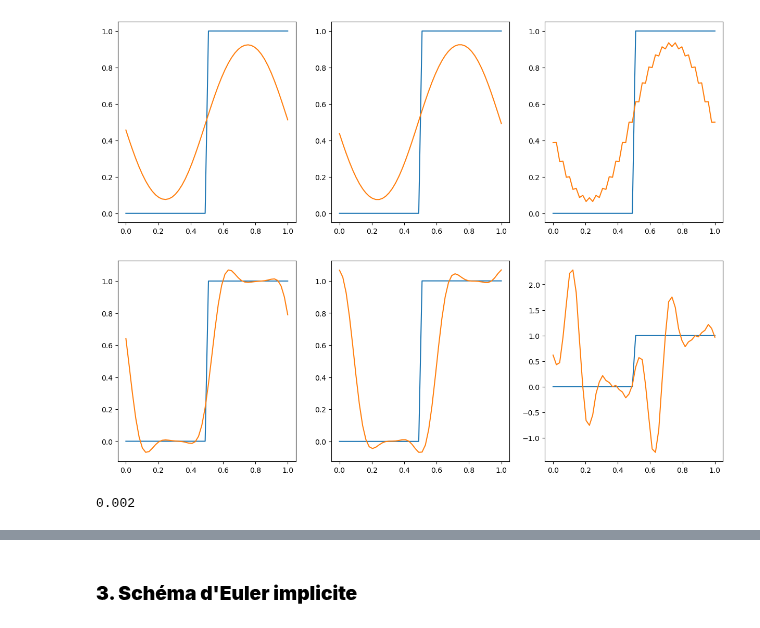
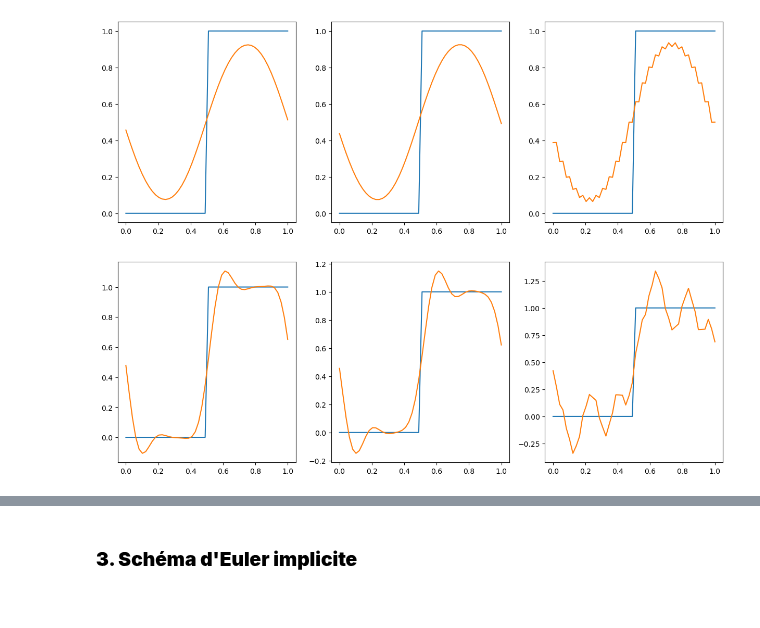
Before and after one commit to MaxMosh/n7-SN, a Jupyter notebook: 2A ModIA/S7 (INSA)/Modélisation et Calcul Scientifique/EDP/TPs/TP2/TP2.ipynb, the cells around one changed output, grey strips where cells are left out. Drawn from its saved outputs; the diff is of its cells as text; code cells hidden in the pictures.

```diff
--- a/2A ModIA/S7 (INSA)/Modélisation et Calcul Scientifique/EDP/TPs/TP2/TP2.ipynb
+++ b/2A ModIA/S7 (INSA)/Modélisation et Calcul Scientifique/EDP/TPs/TP2/TP2.ipynb
@@ -177,20 +181,35 @@ for k in range(len(p_liste)) :
     plt.plot(abscisse, grille_temps_espace_RKexpl2[:,-1])
 # %% [output]
 [figure]
+# %%
+def RK2expl_UPO2VF(U_0, C, dt):
+    grille = np.zeros((np.size(U_0,0),int(T/dt)))
+    #grille[:,0] = np.array(u0)
+    grille[:,0] = U_0
+    for n in range(1,int(T/dt)) :
+        #dU_etoile = du_FOU(C, rien, u_i, uimoinsun, rien2)
+        U_etoile = np.zeros(np.size(U_0,0))
+        for i in range(np.size(U_0,0)) :
+            dU_etoile = -(C/4)*(grille[(i+1)%np.size(U_0,0),n-1] + 3*grille[i,n-1] - 5*grille[i-1,n-1] + grille[i-2,n-1])
+            U_etoile[i] = grille[i,n-1] + dU_etoile
+        U_nplusun = np.zeros(np.size(U_0,0))
+        for i in range(np.size(U_0,0)) :
+            dU = (-0.5)*(C/4)*(U_etoile[(i+1)%np.size(U_0,0)] + 3*U_etoile[i] - 5*U_etoile[i-1] + U_etoile[i-2]) - (0.5)*(C/4)*(grille[(i+1)%np.size(U_0,0),n-1] + 3*grille[i,n-1] - 5*grille[i-1,n-1] + grille[i-2,n-1])
+            U_nplusun[i] = grille[i,n-1] + dU
+        grille[:,n] = U_nplusun
+    return grille
 # %%
+U_0 = np.array(u0)
+
+
 plt.figure(figsize=(15, 5))
 
 for k in range(len(p_liste)) :
-    grille_temps_espace_RKexpl2 = np.zeros((m,p_liste[k] - 1))
-    grille_temps_espace_RKexpl2[:,0] = np.array(u0)
-    for n in range(1,p_liste[k] - 1) :
-        #for i in range(m) :
-        grille_temps_espace_RKexpl2[:,n] = RKexpl2_schema(grille_temps_espace_RKexpl2[:,n-1], du_UPO2VF, deltaT_liste[k])
+    grille_temps_espace_UPO2VF = RK2expl_UPO2VF(U_0, C_liste[k], deltaT_liste[k])
 
     plt.subplot(1,3,k + 1)
 
-    plt.plot(abscisse, grille_temps_espace_RKexpl2[:,0])
-
-    plt.plot(abscisse, grille_temps_espace_RKexpl2[:,-1])
+    plt.plot(abscisse, grille_temps_espace_UPO2VF[:,0])
+    plt.plot(abscisse, grille_temps_espace_UPO2VF[:,-1])
 # %% [output]
-[figure, old version]
+[figure, new version]
@@ -226,4 +215,0 @@ def RK2expl_UPO2VF(U_0, C, dt):
-# %%
-print(deltaT_liste[0])
-# %% [output]
-0.002
```
Also changed, not shown: parts of 9 cells of this notebook, 3 other files.
